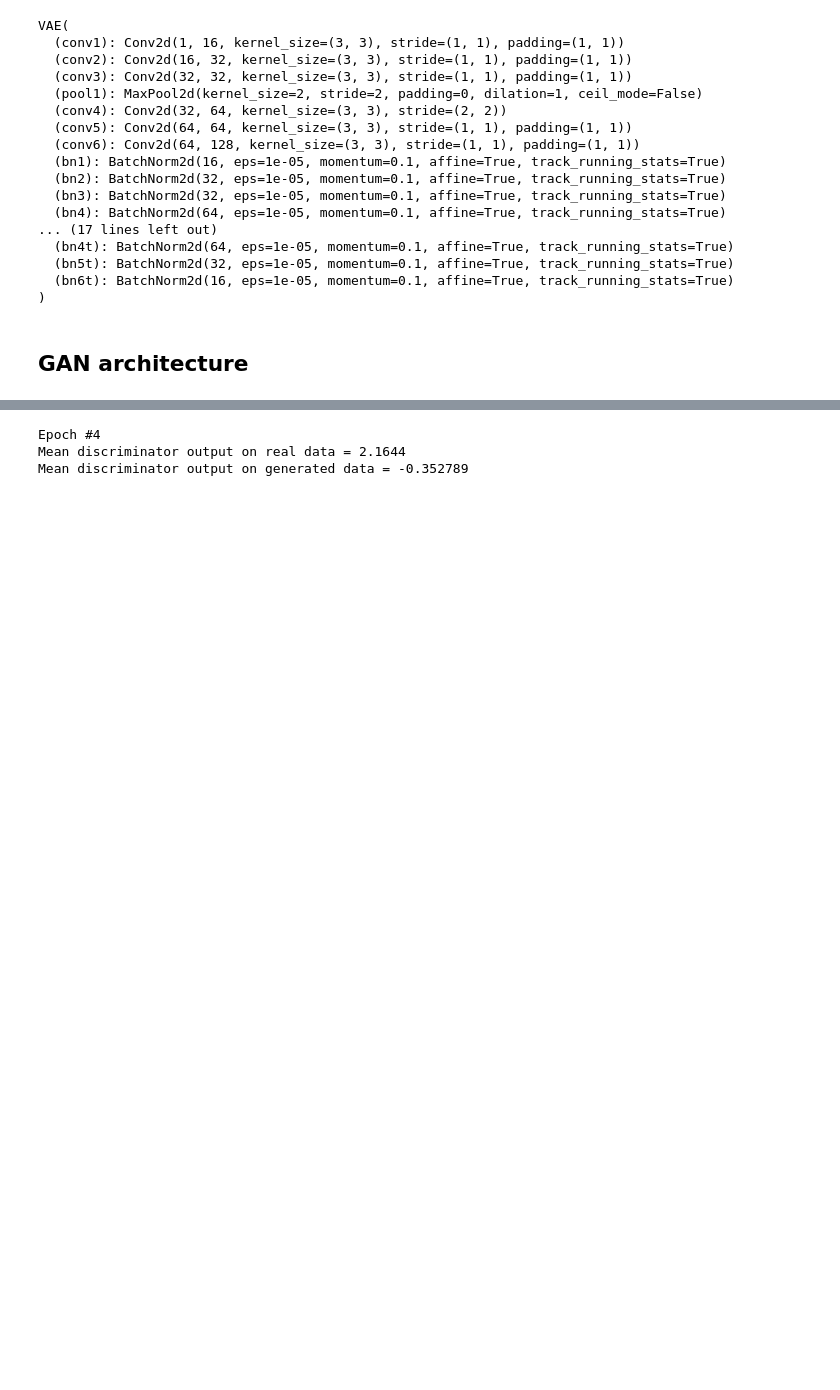
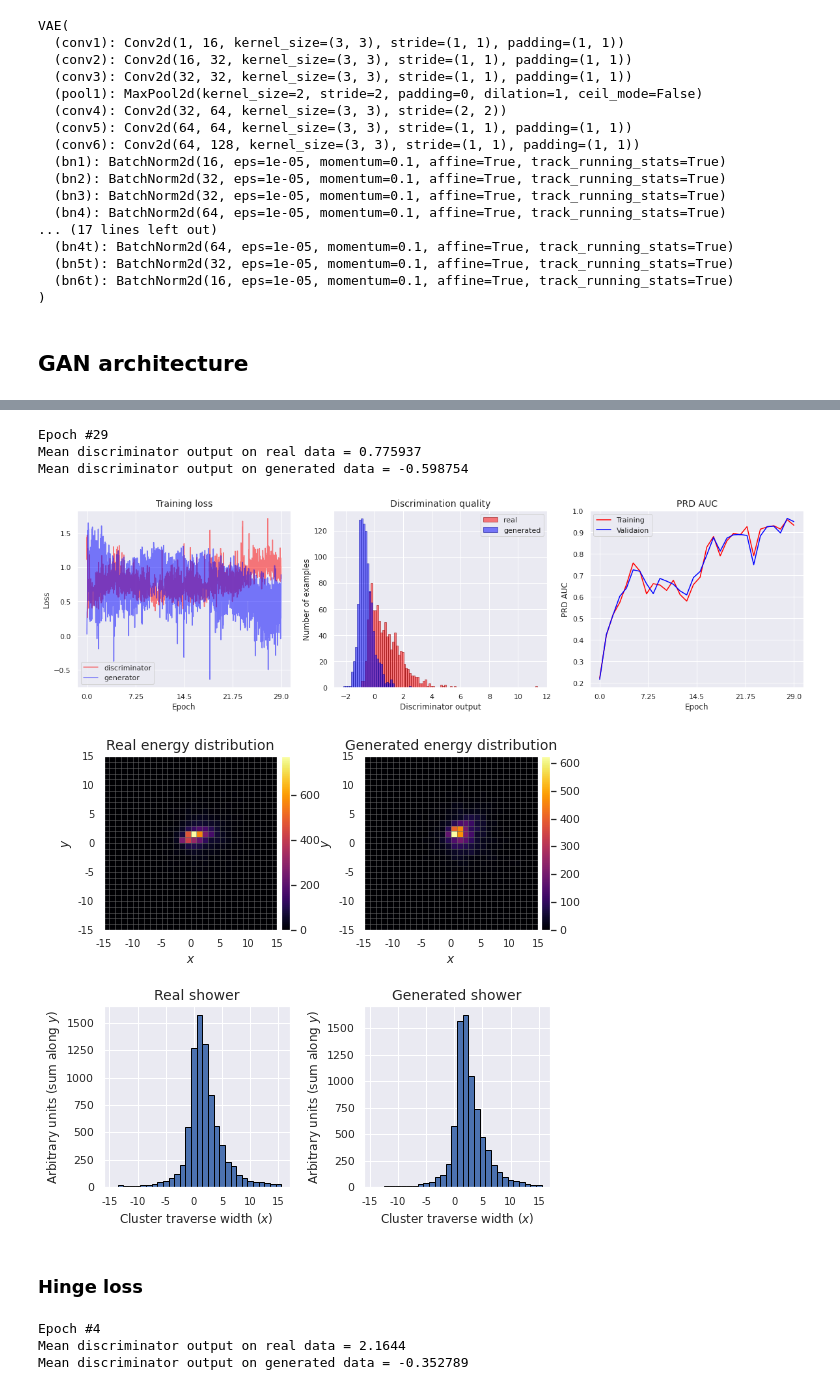
Before and after one commit to TheodorSergeev/mlhep2019_2_phase, a Jupyter notebook: analysis/lhcb_calo_gan.ipynb, the cells around one changed output, grey strips where cells are left out. Saved outputs shown, nothing was run; the diff lists cells and outputs as text; code cells hidden in the pictures; blank space fills up the shorter version.

```diff
--- a/analysis/lhcb_calo_gan.ipynb
+++ b/analysis/lhcb_calo_gan.ipynb
@@ -991,3 +1019,29 @@ class DeepDiscriminator(nn.Module):
+# %%
+import pickle
+
+filename = '13.04_gan-vae_wasserstein.pt'
+
+for i in range(6):
+    new_tr_class = None
+
+    # load training class
+    with open(def_colab_path + filename, 'rb') as pickle_file:
+        new_tr_class = pickle.load(pickle_file)
+
+    new_tr_class.run(5 + i * 5, True)
+
+    with open(def_colab_path + filename, 'wb') as pickle_file:
+        pickle.dump(new_tr_class, pickle_file)
+
+    del new_tr_class;
+# %% [output]
+Epoch #29
+Mean discriminator output on real data = 0.775937
+Mean discriminator output on generated data = -0.598754
+[figure, added]
+[figure, added]
+# %% [markdown]
+### Hinge loss
 # %%
 import pickle
 
```
Also changed, not shown: parts of 10 cells of this notebook, 1 other file.
